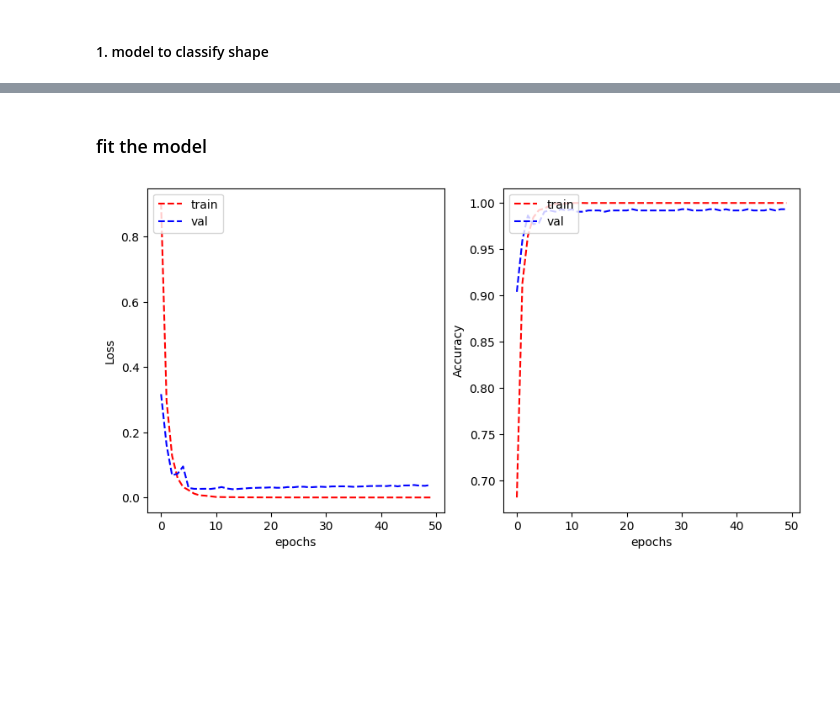
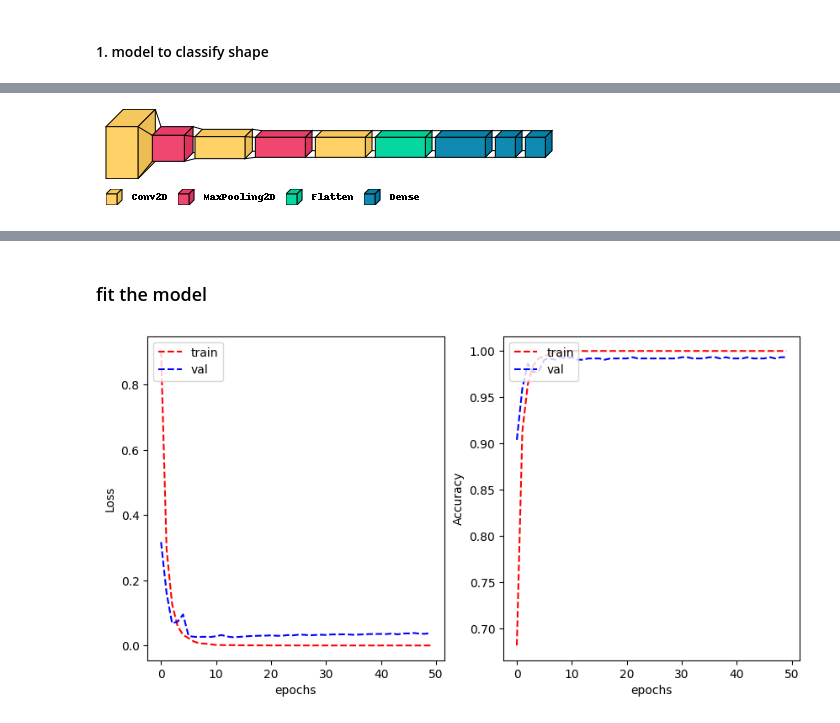
Before and after one commit to BenjapornW/Road-Traffic-Signs-Image-Classification-using-a-Neural-Network, a Jupyter notebook: s3959666_s3961136_15May_simple_cnn.ipynb, the cells around one changed output, grey strips where cells are left out. Cells and saved outputs as stored; diff of their text form; code cells hidden in the pictures; blank space fills up the shorter version.

Commit message:
Add graph of simple CNN model and adjust comments

```diff
--- a/s3959666_s3961136_15May_simple_cnn.ipynb
+++ b/s3959666_s3961136_15May_simple_cnn.ipynb
@@ -1080,0 +1098,4 @@ model_shape_2.compile(optimizer='adam',
+# %%
+visualkeras.layered_view(model_shape_2, scale_xy=2, scale_z=1, max_z=50, legend=True)
+# %% [output]
+[figure, added]
```
Also changed, not shown: parts of 22 cells of this notebook.
